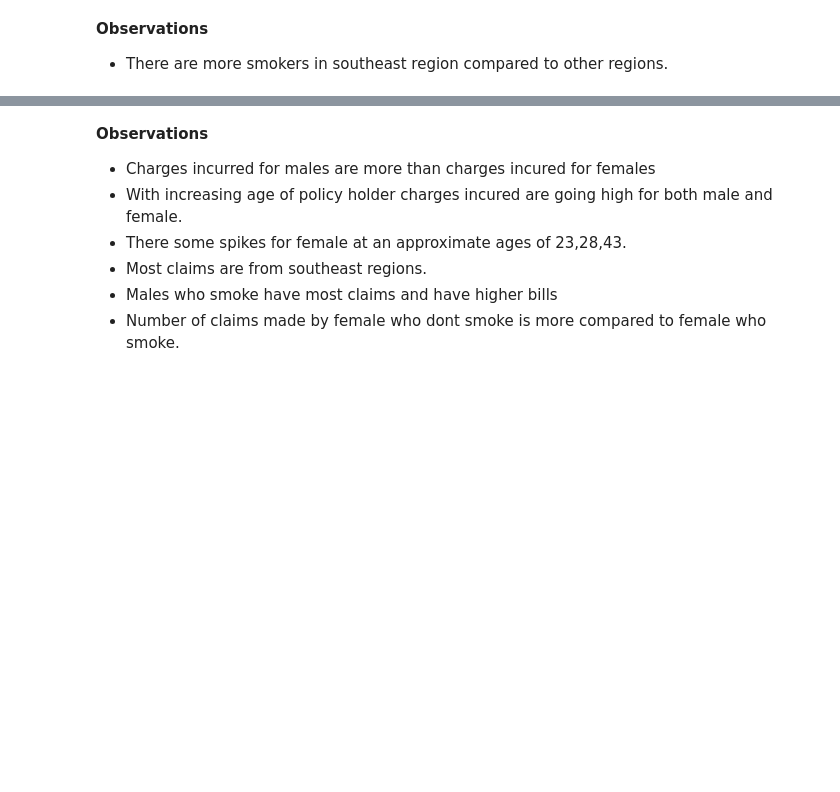
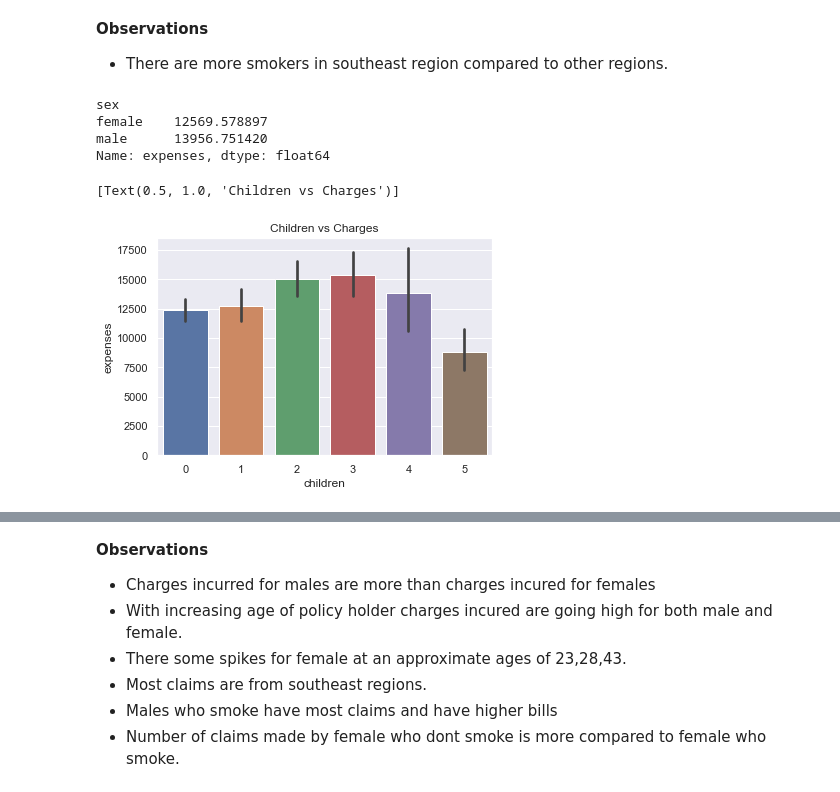
Before and after one commit to Bibhuti4086mukhiya/data-science, a Jupyter notebook: 04-Day-insurance-claims-eda-hypothesis-testing.ipynb, the cells around one changed output, grey strips where cells are left out. Cells and saved outputs as stored; diff of their text form; code cells hidden in the pictures; blank space fills up the shorter version.

```diff
--- a/04-Day-insurance-claims-eda-hypothesis-testing.ipynb
+++ b/04-Day-insurance-claims-eda-hypothesis-testing.ipynb
@@ -425,7 +485,15 @@ ax.set(title="Sex vs Region")
 **Observations**
  - There are more smokers in southeast region compared to other regions.
 # %%
-insured.groupby(insured.sex).charges.mean()
+insured.groupby(insured.sex).expenses.mean()
+# %% [output]
+sex
+female    12569.578897
+male      13956.751420
+Name: expenses, dtype: float64
 # %%
-sns.barplot(x=insured.children,y=insured.charges).set(title="Children vs Charges")
+sns.barplot(x=insured.children,y=insured.expenses).set(title="Children vs Charges")
+# %% [output]
+[Text(0.5, 1.0, 'Children vs Charges')]
+[figure, added]
 # %%
```
Also changed, not shown: parts of 32 cells of this notebook, 1 other file.
